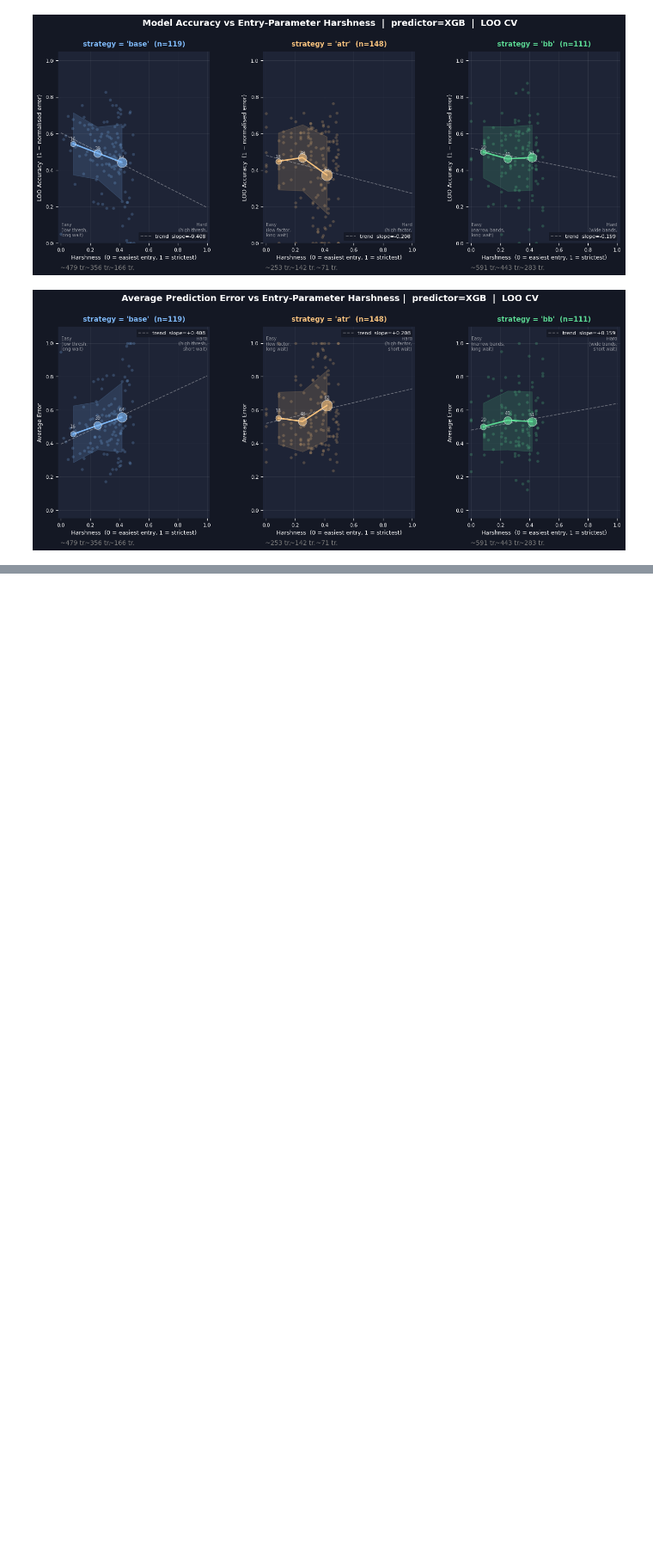
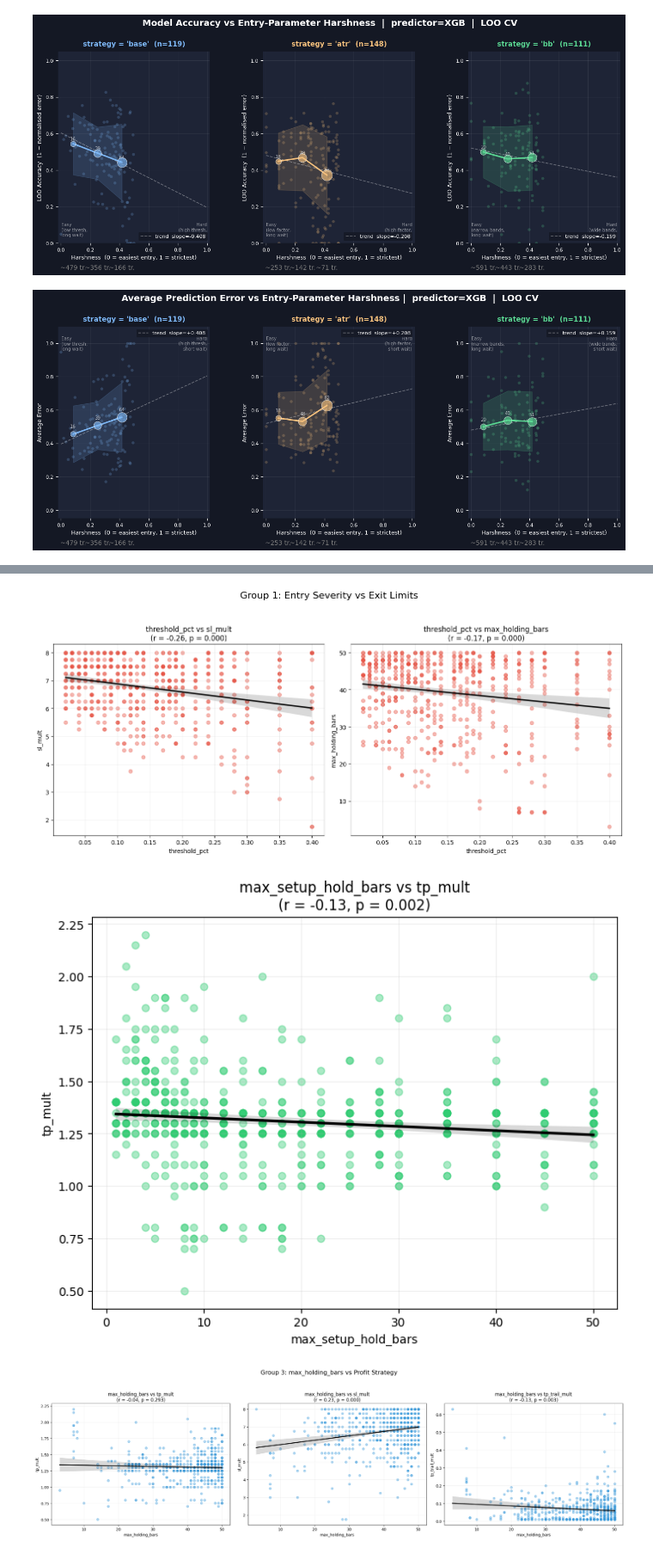
Before and after one commit to Tom-Wasko/lyse-lby, a Jupyter notebook: odbicie/main.ipynb, the cells around one changed output, grey strips where cells are left out. Shown at 86% size. Drawn from its saved outputs; the diff is of its cells as text; code cells hidden in the pictures; blank space fills up the shorter version.

```diff
--- a/odbicie/main.ipynb
+++ b/odbicie/main.ipynb
@@ -1239,0 +1288,54 @@ Done!
+# %%
+import pandas as pd
+import seaborn as sns
+import matplotlib.pyplot as plt
+import scipy.stats as stats
+import os
+import numpy as np
+
+# Load the Trailing TP file
+file_path = r'c:\Users\PC\Documents\Antigravity\lyse-lby\odbicie\dane\trailing_tp_tbm.csv'
+df = pd.read_csv(file_path)
+
+# Function to add correlation to title
+def get_corr_title(df, x, y, base_title):
+    r, p = stats.pearsonr(df[x], df[y])
+    return f"{base_title}\n(r = {r:.2f}, p = {p:.3f})"
+
+# --- GROUP 1: Threshold % vs Stop Dynamics ---
+# (sl_trail_mult is not in this file, so it will automatically show 2 plots)
+g1_cols = [c for c in ['sl_mult', 'sl_trail_mult', 'max_holding_bars'] if c in df.columns]
+fig1, axes1 = plt.subplots(1, len(g1_cols), figsize=(7 * len(g1_cols), 6))
+for i, col in enumerate(g1_cols):
+    sns.regplot(data=df, x='threshold_pct', y=col, ax=axes1[i],
+                scatter_kws={'alpha':0.4, 'color':'#e74c3c'}, line_kws={'color':'black'})
+    axes1[i].set_title(get_corr_title(df, 'threshold_pct', col, f'threshold_pct vs {col}'))
+    axes1[i].grid(True, alpha=0.2)
+plt.suptitle('Group 1: Entry Severity vs Exit Limits', fontsize=16, y=1.05)
+plt.tight_layout()
+plt.show()
+
+# --- GROUP 2: Setup Hold Bars vs Take Profit ---
+plt.figure(figsize=(8, 6))
+sns.regplot(data=df, x='max_setup_hold_bars', y='tp_mult',
+            scatter_kws={'alpha':0.4, 'color':'#2ecc71'}, line_kws={'color':'black'})
+plt.title(get_corr_title(df, 'max_setup_hold_bars', 'tp_mult', 'max_setup_hold_bars vs tp_mult'))
+plt.grid(True, alpha=0.2)
+plt.show()
+
+# --- GROUP 3: max_holding_bars vs Profit/Trailing Targets ---
+g3_cols = ['tp_mult', 'sl_mult', 'tp_trail_mult']
+fig3, axes3 = plt.subplots(1, 3, figsize=(22, 6))
+for i, col in enumerate(g3_cols):
+    if col in df.columns:
+        sns.regplot(data=df, x='max_holding_bars', y=col, ax=axes3[i],
+                    scatter_kws={'alpha':0.4, 'color':'#3498db'}, line_kws={'color':'black'})
+        axes3[i].set_title(get_corr_title(df, 'max_holding_bars', col, f'max_holding_bars vs {col}'))
+        axes3[i].grid(True, alpha=0.2)
+plt.suptitle('Group 3: max_holding_bars vs Profit Strategy', fontsize=16, y=1.05)
+plt.tight_layout()
+plt.show()
+# %% [output]
+[figure, added]
+[figure, added]
+[figure, added]
```
Also changed, not shown: parts of 8 cells of this notebook, 13 other files.
